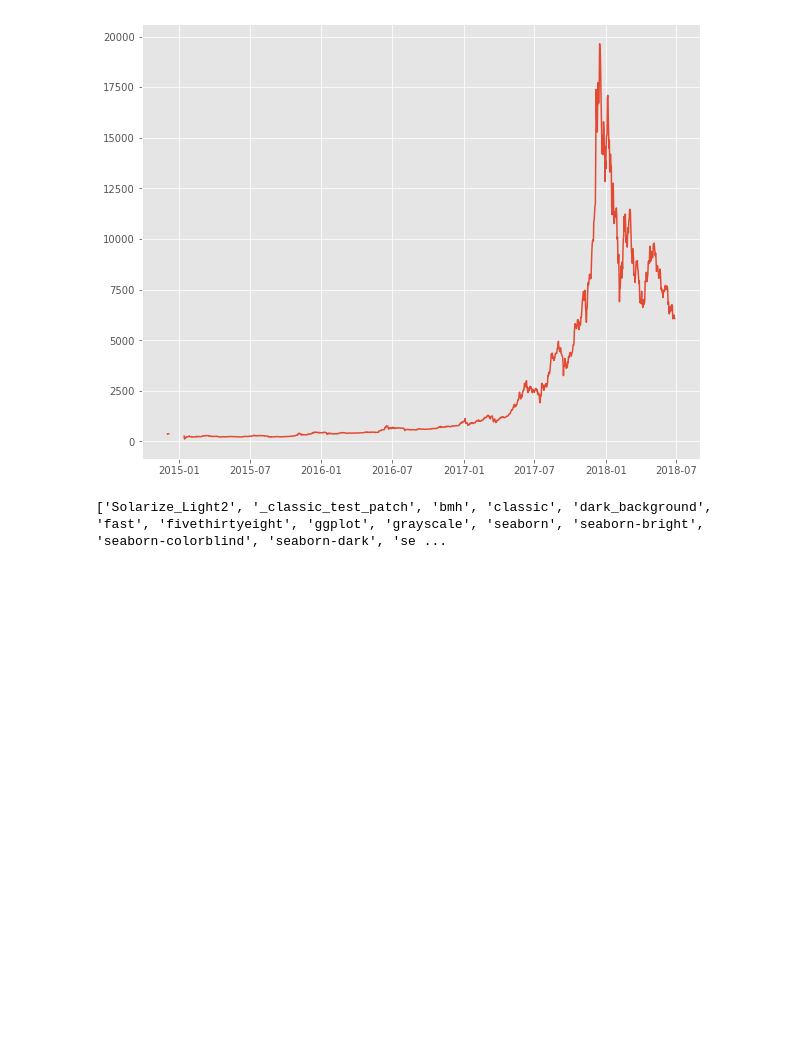
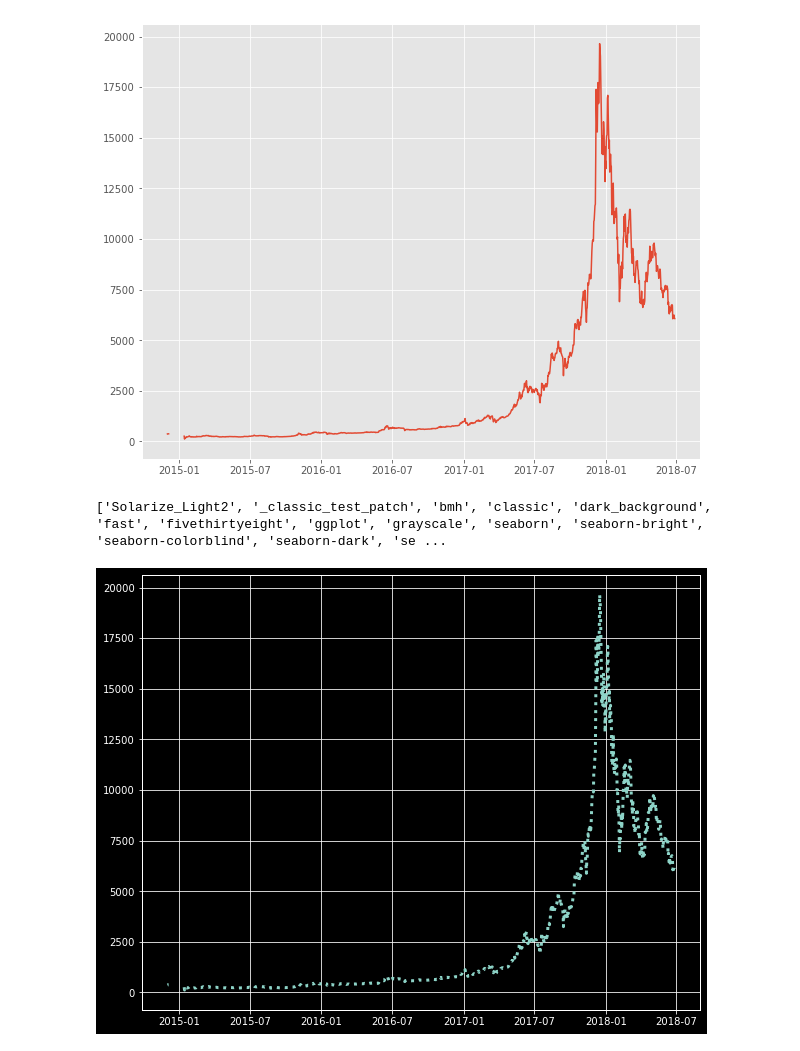
Before and after one commit to AnalitykEduPL/matplotlib, a Jupyter notebook: matplotlib - wygląd wykresu.ipynb, the cells around one changed output. Drawn from its saved outputs; the diff is of its cells as text; code cells hidden in the pictures; blank space fills up the shorter version.

```diff
--- a/matplotlib - wygląd wykresu.ipynb
+++ b/matplotlib - wygląd wykresu.ipynb
@@ -115,3 +120,9 @@ res = ax.plot(x, y)
 print(plt.style.available)
 # %% [output]
 ['Solarize_Light2', '_classic_test_patch', 'bmh', 'classic', 'dark_background', 'fast', 'fivethirtyeight', 'ggplot', 'grayscale', 'seaborn', 'seaborn-bright', 'seaborn-colorblind', 'seaborn-dark', 'se ...
+# %%
+with plt.style.context('dark_background'):
+    fig,ax = plt.subplots(figsize=(10,8))
+    ax.plot(x,y, linestyle='dotted', linewidth=3)
+# %% [output]
+[figure, added]
```
Also changed, not shown: parts of 3 cells of this notebook.
